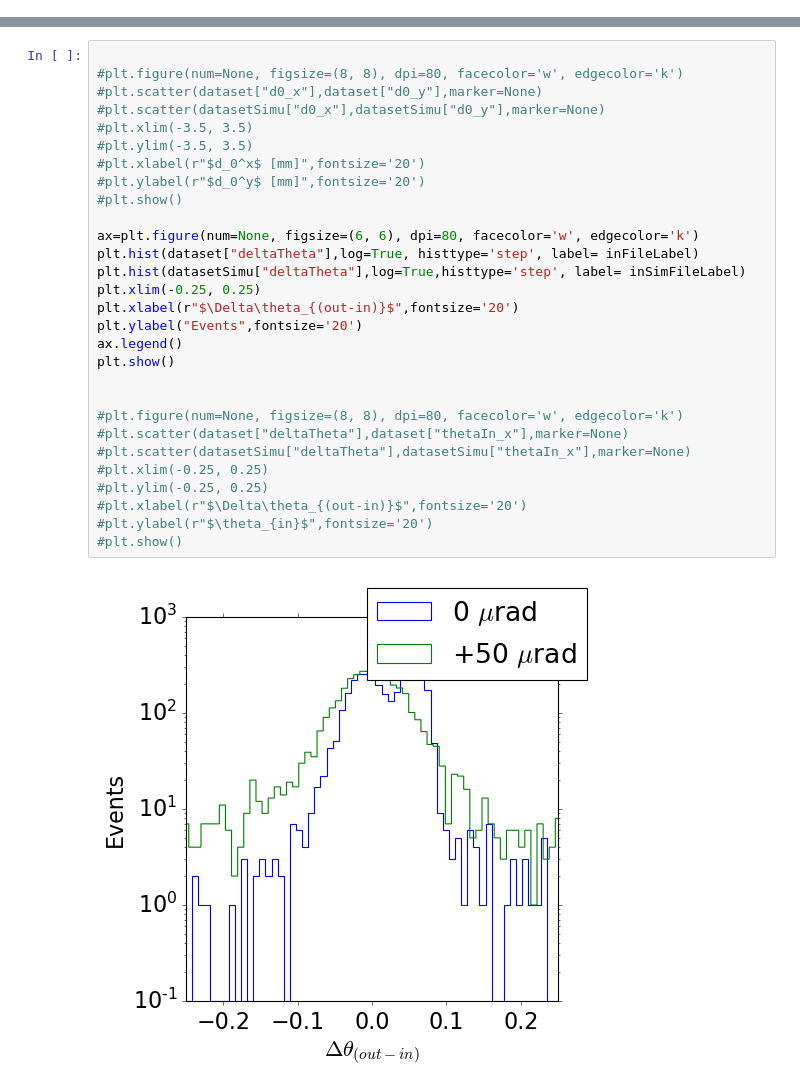
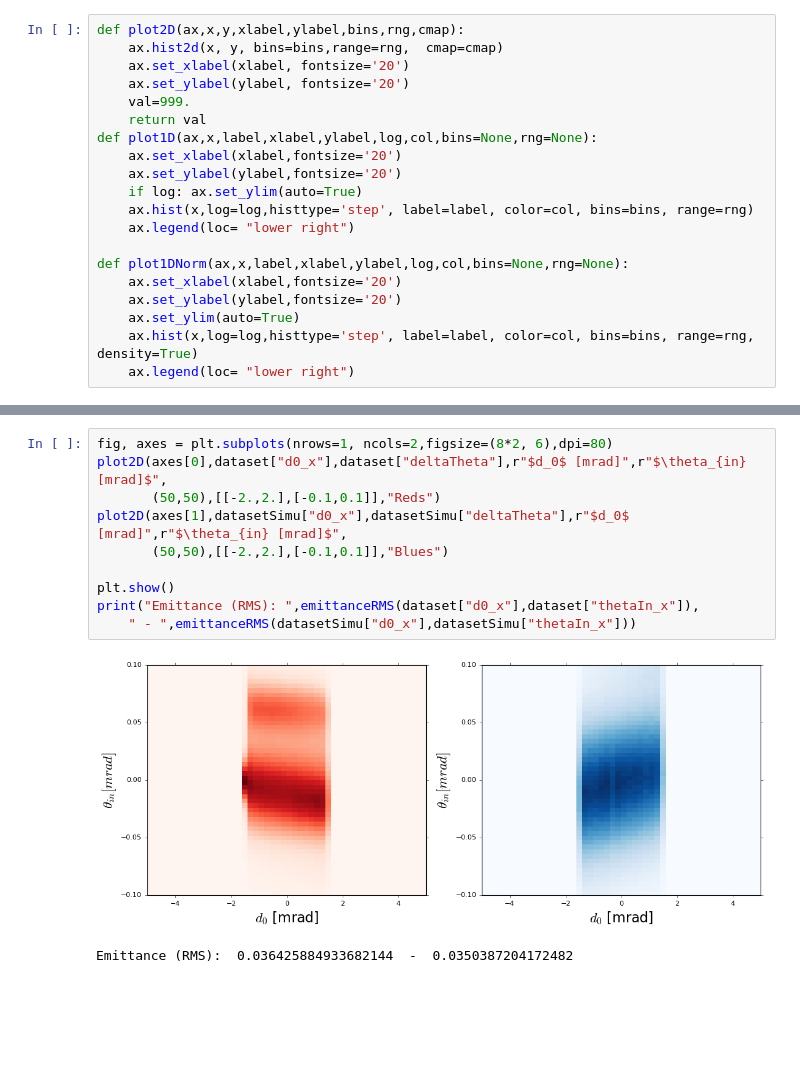
Before and after one commit to collamaf/UA9_22, a Jupyter notebook: analysis/DataAnalysis.ipynb, the cells around one changed output, grey strips where cells are left out. Cells and saved outputs as stored; diff of their text form; blank space fills up the shorter version.

```diff
--- a/analysis/DataAnalysis.ipynb
+++ b/analysis/DataAnalysis.ipynb
@@ -101,6 +99,26 @@ def confidence_ellipse(x, y, ax, n_std=1.0, facecolor='none', **kwargs):
 
     ellipse.set_transform(transf + ax.transData)
     return ax.add_patch(ellipse)
+# %%
+def plot2D(ax,x,y,xlabel,ylabel,bins,rng,cmap):
+    ax.hist2d(x, y, bins=bins,range=rng,  cmap=cmap)
+    ax.set_xlabel(xlabel, fontsize='20')
+    ax.set_ylabel(ylabel, fontsize='20')
+    val=999.
+    return val
+def plot1D(ax,x,label,xlabel,ylabel,log,col,bins=None,rng=None):
+    ax.set_xlabel(xlabel,fontsize='20')
+    ax.set_ylabel(ylabel,fontsize='20')
+    if log: ax.set_ylim(auto=True)
+    ax.hist(x,log=log,histtype='step', label=label, color=col, bins=bins, range=rng)
+    ax.legend(loc= "lower right")
+
+def plot1DNorm(ax,x,label,xlabel,ylabel,log,col,bins=None,rng=None):
+    ax.set_xlabel(xlabel,fontsize='20')
+    ax.set_ylabel(ylabel,fontsize='20')
+    ax.set_ylim(auto=True)
+    ax.hist(x,log=log,histtype='step', label=label, color=col, bins=bins, range=rng, density=True)
+    ax.legend(loc= "lower right")
 # %%
 if inputSimFile == "":
     simu = data
@@ -337,31 +236,13 @@ plt.show()
-# %%
-
-#plt.figure(num=None, figsize=(8, 8), dpi=80, facecolor='w', edgecolor='k')
-#plt.scatter(dataset["d0_x"],dataset["d0_y"],marker=None)
-#plt.scatter(datasetSimu["d0_x"],datasetSimu["d0_y"],marker=None)
-#plt.xlim(-3.5, 3.5)
-#plt.ylim(-3.5, 3.5)
-#plt.xlabel(r"$d_0^x$ [mm]",fontsize='20')
-#plt.ylabel(r"$d_0^y$ [mm]",fontsize='20')
-#plt.show()
-
-ax=plt.figure(num=None, figsize=(6, 6), dpi=80, facecolor='w', edgecolor='k')
-plt.hist(dataset["deltaTheta"],log=True, histtype='step', label= inFileLabel)
-plt.hist(datasetSimu["deltaTheta"],log=True,histtype='step', label= inSimFileLabel)
-plt.xlim(-0.25, 0.25)
-plt.xlabel(r"$\Delta\theta_{(out-in)}$",fontsize='20')
-plt.ylabel("Events",fontsize='20')
-ax.legend()
-plt.show()
-
-
-#plt.figure(num=None, figsize=(8, 8), dpi=80, facecolor='w', edgecolor='k')
-#plt.scatter(dataset["deltaTheta"],dataset["thetaIn_x"],marker=None)
-#plt.scatter(datasetSimu["deltaTheta"],datasetSimu["thetaIn_x"],marker=None)
-#plt.xlim(-0.25, 0.25)
-#plt.ylim(-0.25, 0.25)
-#plt.xlabel(r"$\Delta\theta_{(out-in)}$",fontsize='20')
-#plt.ylabel(r"$\theta_{in}$",fontsize='20')
-#plt.show()
-# %% [output]
-[figure, removed]
+# %%
+fig, axes = plt.subplots(nrows=1, ncols=2,figsize=(8*2, 6),dpi=80)
+plot2D(axes[0],dataset["d0_x"],dataset["deltaTheta"],r"$d_0$ [mrad]",r"$\theta_{in} [mrad]$",
+       (50,50),[[-2.,2.],[-0.1,0.1]],"Reds")
+plot2D(axes[1],datasetSimu["d0_x"],datasetSimu["deltaTheta"],r"$d_0$ [mrad]",r"$\theta_{in} [mrad]$",
+       (50,50),[[-2.,2.],[-0.1,0.1]],"Blues")
+
+plt.show()
+print("Emittance (RMS): ",emittanceRMS(dataset["d0_x"],dataset["thetaIn_x"]),
+    " - ",emittanceRMS(datasetSimu["d0_x"],datasetSimu["thetaIn_x"]))
+# %% [output]
+[figure, added]
+Emittance (RMS):  0.036425884933682144  -  0.0350387204172482
```
Also changed, not shown: parts of 22 cells of this notebook.
